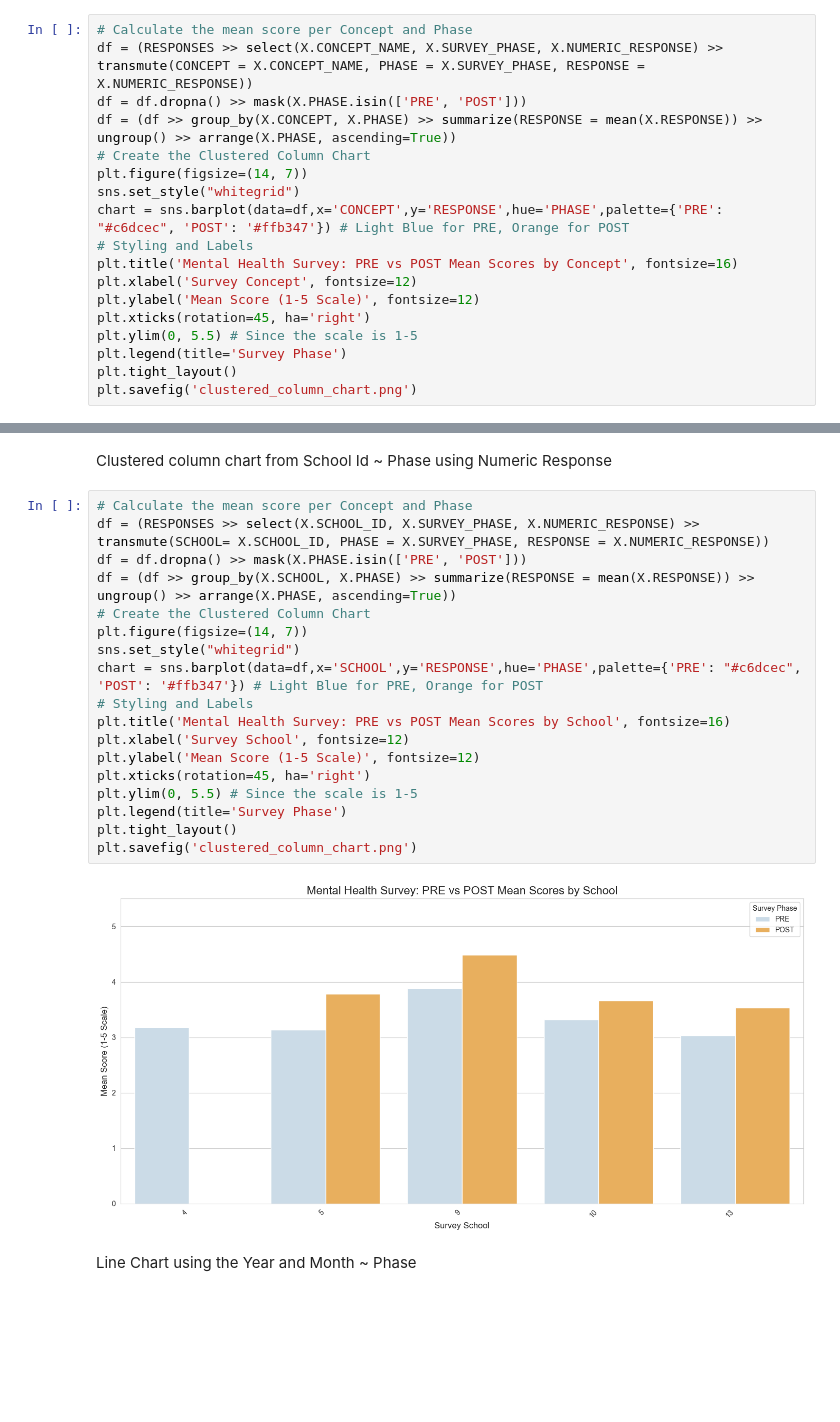
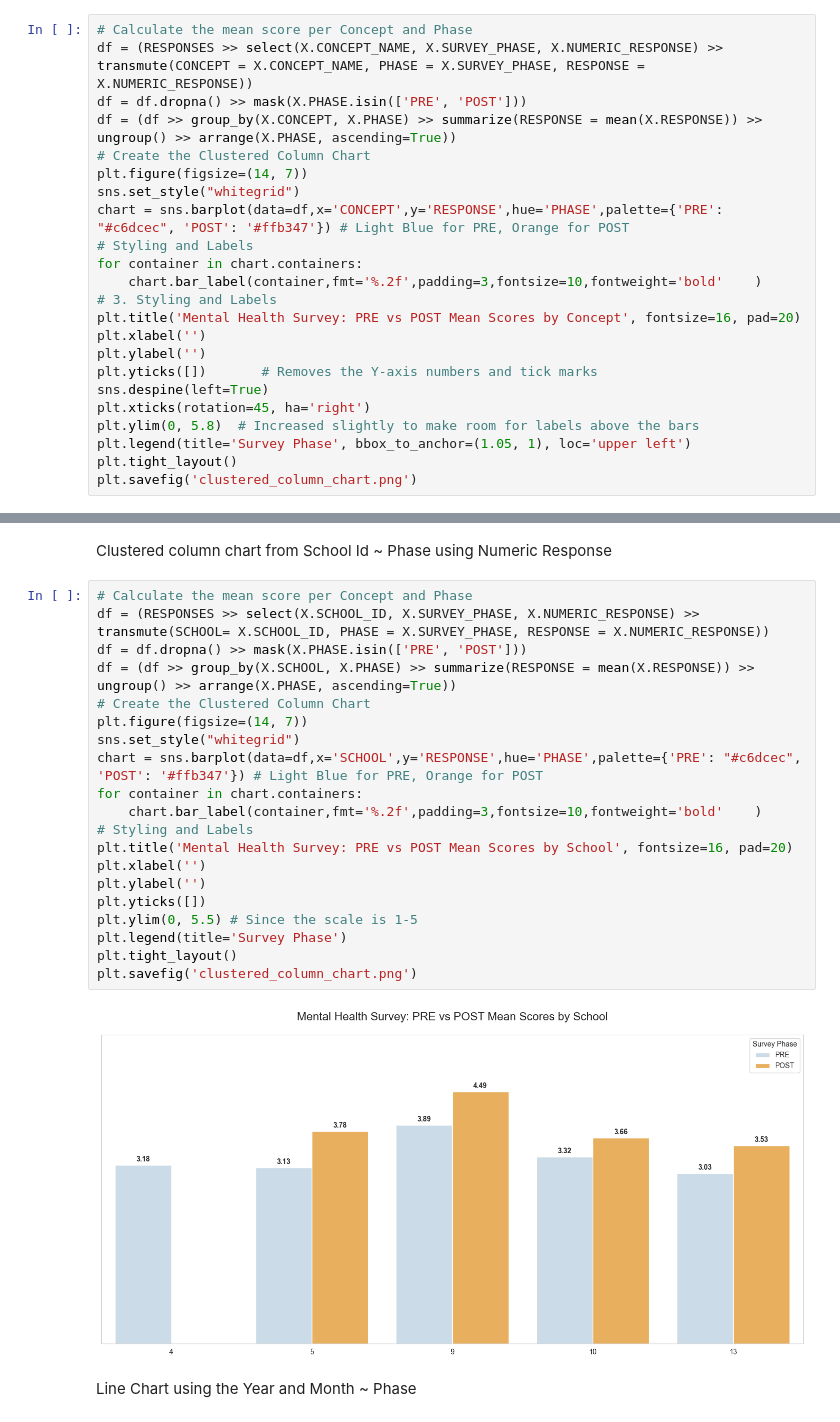
Before and after one commit to lorenald/survey-impact-analysis, a Jupyter notebook: DATA_PREPARATION.ipynb, the cells around one changed output, grey strips where cells are left out. Cells and saved outputs as stored; diff of their text form; blank space fills up the shorter version.

```diff
--- a/DATA_PREPARATION.ipynb
+++ b/DATA_PREPARATION.ipynb
@@ -121,12 +122,17 @@ plt.figure(figsize=(14, 7))
 sns.set_style("whitegrid")
 chart = sns.barplot(data=df,x='CONCEPT',y='RESPONSE',hue='PHASE',palette={'PRE': "#c6dcec", 'POST': '#ffb347'}) # Light Blue for PRE, Orange for POST
 # Styling and Labels
-plt.title('Mental Health Survey: PRE vs POST Mean Scores by Concept', fontsize=16)
-plt.xlabel('Survey Concept', fontsize=12)
-plt.ylabel('Mean Score (1-5 Scale)', fontsize=12)
+for container in chart.containers:
+    chart.bar_label(container,fmt='%.2f',padding=3,fontsize=10,fontweight='bold'    )
+# 3. Styling and Labels
+plt.title('Mental Health Survey: PRE vs POST Mean Scores by Concept', fontsize=16, pad=20)
+plt.xlabel('')
+plt.ylabel('')
+plt.yticks([])       # Removes the Y-axis numbers and tick marks
+sns.despine(left=True)
 plt.xticks(rotation=45, ha='right')
-plt.ylim(0, 5.5) # Since the scale is 1-5
-plt.legend(title='Survey Phase')
+plt.ylim(0, 5.8)  # Increased slightly to make room for labels above the bars
+plt.legend(title='Survey Phase', bbox_to_anchor=(1.05, 1), loc='upper left')
 plt.tight_layout()
 plt.savefig('clustered_column_chart.png')
 # %% [output]
@@ -136,22 +149,24 @@ Clustered column chart from School Id ~ Phase using Numeric Response
 # %%
 # Calculate the mean score per Concept and Phase
 df = (RESPONSES >> select(X.SCHOOL_ID, X.SURVEY_PHASE, X.NUMERIC_RESPONSE) >> transmute(SCHOOL= X.SCHOOL_ID, PHASE = X.SURVEY_PHASE, RESPONSE = X.NUMERIC_RESPONSE))
 df = df.dropna() >> mask(X.PHASE.isin(['PRE', 'POST']))
 df = (df >> group_by(X.SCHOOL, X.PHASE) >> summarize(RESPONSE = mean(X.RESPONSE)) >> ungroup() >> arrange(X.PHASE, ascending=True))
 # Create the Clustered Column Chart
 plt.figure(figsize=(14, 7))
 sns.set_style("whitegrid")
 chart = sns.barplot(data=df,x='SCHOOL',y='RESPONSE',hue='PHASE',palette={'PRE': "#c6dcec", 'POST': '#ffb347'}) # Light Blue for PRE, Orange for POST
+for container in chart.containers:
+    chart.bar_label(container,fmt='%.2f',padding=3,fontsize=10,fontweight='bold'    )
 # Styling and Labels
-plt.title('Mental Health Survey: PRE vs POST Mean Scores by School', fontsize=16)
-plt.xlabel('Survey School', fontsize=12)
-plt.ylabel('Mean Score (1-5 Scale)', fontsize=12)
-plt.xticks(rotation=45, ha='right')
+plt.title('Mental Health Survey: PRE vs POST Mean Scores by School', fontsize=16, pad=20)
+plt.xlabel('')
+plt.ylabel('')
+plt.yticks([])
 plt.ylim(0, 5.5) # Since the scale is 1-5
 plt.legend(title='Survey Phase')
 plt.tight_layout()
 plt.savefig('clustered_column_chart.png')
 # %% [output]
-[figure, old version]
+[figure, new version]
 # %% [markdown]
 Line Chart using the Year and Month ~ Phase
```
Also changed, not shown: parts of 7 cells of this notebook.
